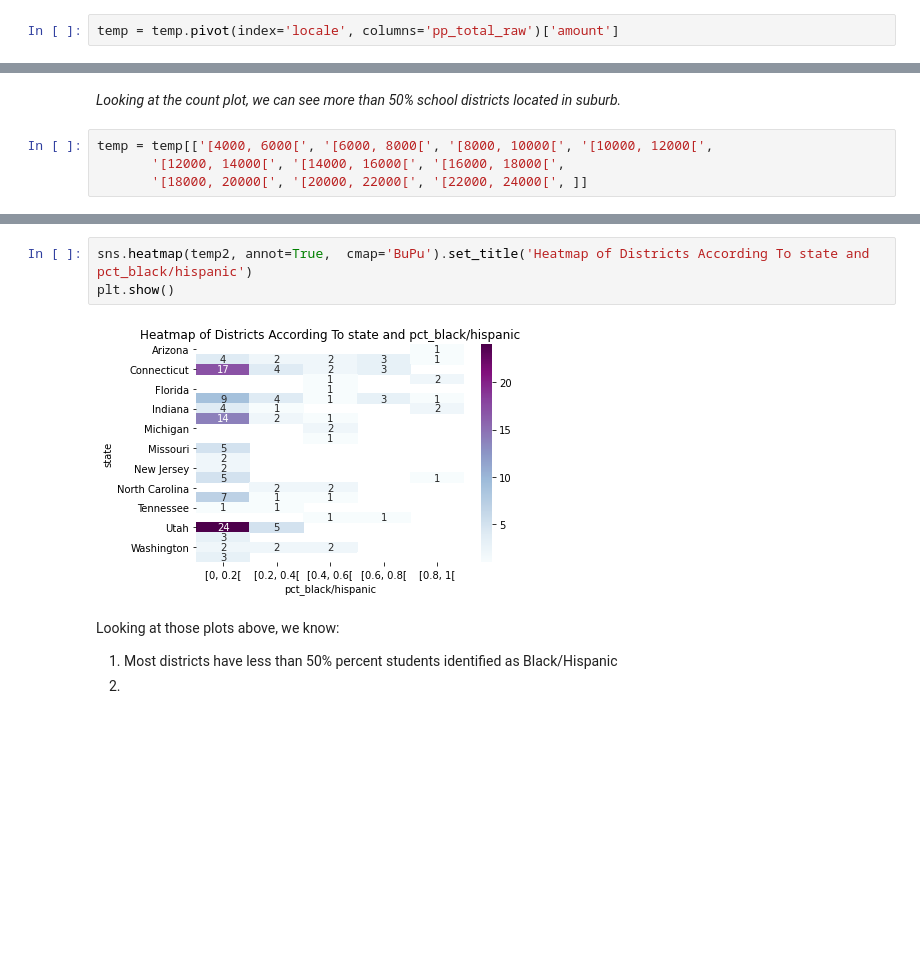
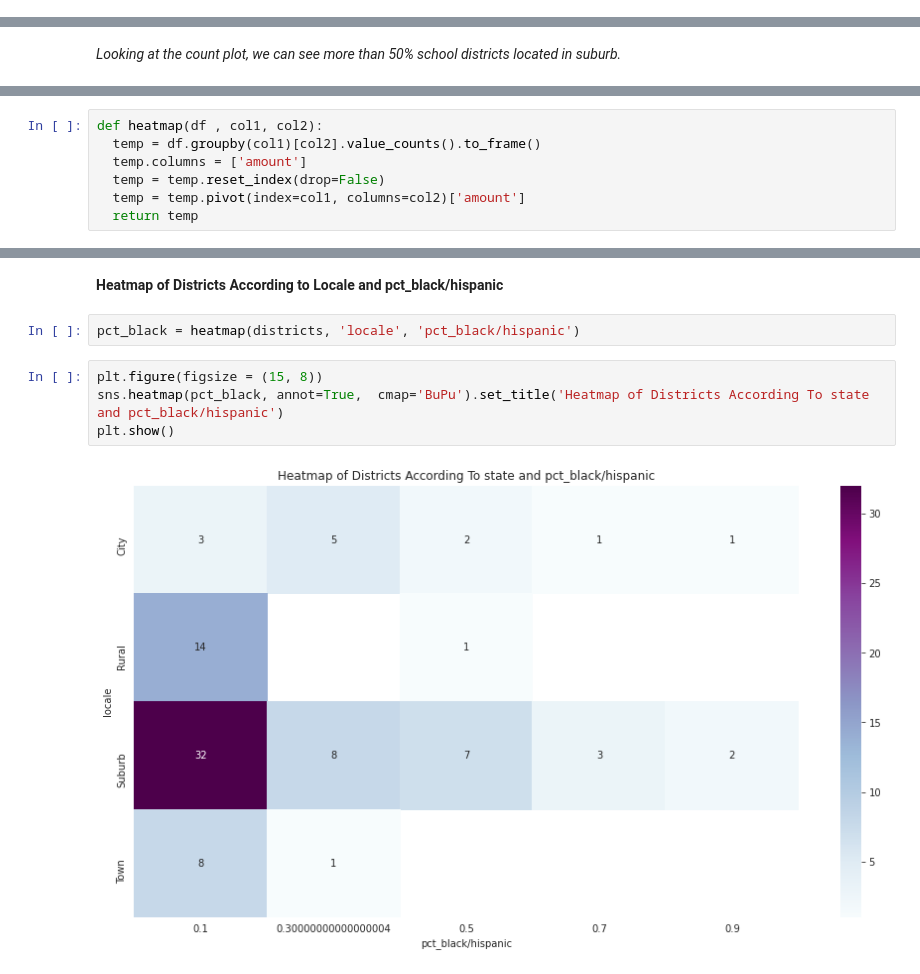
Before and after one commit to tramyynt/COVID-19-impact-on-Digital-Learning, a Jupyter notebook: Covid_19_Impact_on_Digital_Learning_.ipynb, the cells around one changed output, grey strips where cells are left out. Drawn from its saved outputs; the diff is of its cells as text; blank space fills up the shorter version.

```diff
--- a/Covid_19_Impact_on_Digital_Learning_.ipynb
+++ b/Covid_19_Impact_on_Digital_Learning_.ipynb
@@ -265,2 +281,0 @@ temp = temp.reset_index(drop=False)
-# %%
-temp = temp.pivot(index='locale', columns='pp_total_raw')['amount']
@@ -272,6 +299,2 @@ plt.show()
 # %% [markdown]
 *Looking at the count plot, we can see more than 50% school districts located in suburb.*
-# %%
-temp = temp[['[4000, 6000[', '[6000, 8000[', '[8000, 10000[', '[10000, 12000[',
-       '[12000, 14000[', '[14000, 16000[', '[16000, 18000[',
-       '[18000, 20000[', '[20000, 22000[', '[22000, 24000[', ]]
@@ -344,0 +330,7 @@ temp2 = temp2.pivot(index='state', columns='pct_black/hispanic')['amount']
+# %%
+def heatmap(df , col1, col2):
+  temp = df.groupby(col1)[col2].value_counts().to_frame()
+  temp.columns = ['amount']
+  temp = temp.reset_index(drop=False)
+  temp = temp.pivot(index=col1, columns=col2)['amount']
+  return temp
@@ -345,11 +348,10 @@ temp2 = temp2.pivot(index='state', columns='pct_black/hispanic')['amount']
+# %% [markdown]
+**Heatmap of Districts According to Locale and pct_black/hispanic**
+# %%
+pct_black = heatmap(districts, 'locale', 'pct_black/hispanic')
 # %%
-sns.heatmap(temp2, annot=True,  cmap='BuPu').set_title('Heatmap of Districts According To state and pct_black/hispanic')
+plt.figure(figsize = (15, 8))
+sns.heatmap(pct_black, annot=True,  cmap='BuPu').set_title('Heatmap of Districts According To state and pct_black/hispanic')
 plt.show()
 # %% [output]
-[figure, old version]
+[figure, new version]
-# %% [markdown]
-Looking at those plots above, we know:
-
-
-1.   Most districts have less than 50% percent students identified as Black/Hispanic
-2.
```
Also changed, not shown: parts of 51 cells of this notebook.
